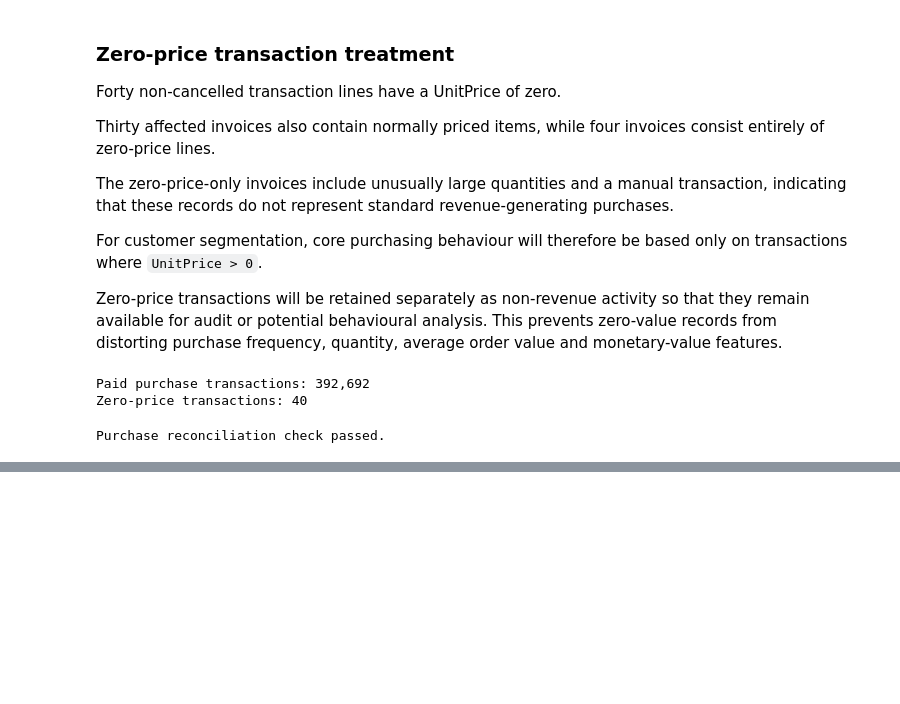
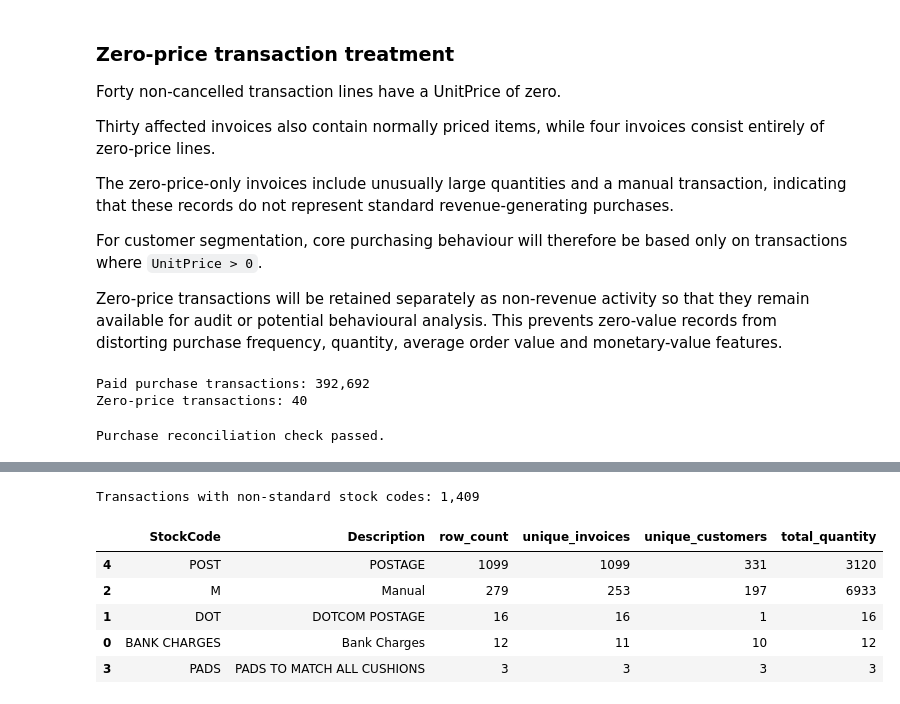
Before and after one commit to bukane123/azure-retail-customer-segmentation, a Jupyter notebook: notebooks/03_data_cleaning.ipynb, the cells around one changed output, grey strips where cells are left out. Saved outputs shown, nothing was run; the diff lists cells and outputs as text; code cells hidden in the pictures; blank space fills up the shorter version.

```diff
--- a/notebooks/03_data_cleaning.ipynb
+++ b/notebooks/03_data_cleaning.ipynb
@@ -905,0 +979,49 @@ Purchase reconciliation check passed.
+# %%
+# Identify stock codes that contain no numeric characters.
+# These may represent administrative charges, manual adjustments,
+# postage or other non-merchandise transaction types.
+
+special_stock_mask = (
+    ~df_paid_purchases["StockCode"]
+    .astype("string")
+    .str.contains(r"\d", na=False)
+)
+
+special_stock_rows = df_paid_purchases.loc[
+    special_stock_mask
+].copy()
+
+print(
+    f"Transactions with non-standard stock codes: "
+    f"{len(special_stock_rows):,}"
+)
+# %% [output]
+Transactions with non-standard stock codes: 1,409
+# %%
+# Summarise non-standard stock codes to understand whether they represent
+# genuine products or administrative/non-merchandise activity.
+
+special_stock_summary = (
+    special_stock_rows
+    .groupby(
+        ["StockCode", "Description"],
+        dropna=False
+    )
+    .agg(
+        row_count=("InvoiceNo", "size"),
+        unique_invoices=("InvoiceNo", "nunique"),
+        unique_customers=("CustomerID", "nunique"),
+        total_quantity=("Quantity", "sum")
+    )
+    .reset_index()
+    .sort_values("row_count", ascending=False)
+)
+
+display(special_stock_summary)
+# %% [output]
+|  | StockCode | Description | row_count | unique_invoices | unique_customers | total_quantity |
+| 4 | POST | POSTAGE | 1099 | 1099 | 331 | 3120 |
+| 2 | M | Manual | 279 | 253 | 197 | 6933 |
+| 1 | DOT | DOTCOM POSTAGE | 16 | 16 | 1 | 16 |
+| 0 | BANK CHARGES | Bank Charges | 12 | 11 | 10 | 12 |
+| 3 | PADS | PADS TO MATCH ALL CUSHIONS | 3 | 3 | 3 | 3 |
```
Also changed, not shown: parts of 37 cells of this notebook, 12 other files.
